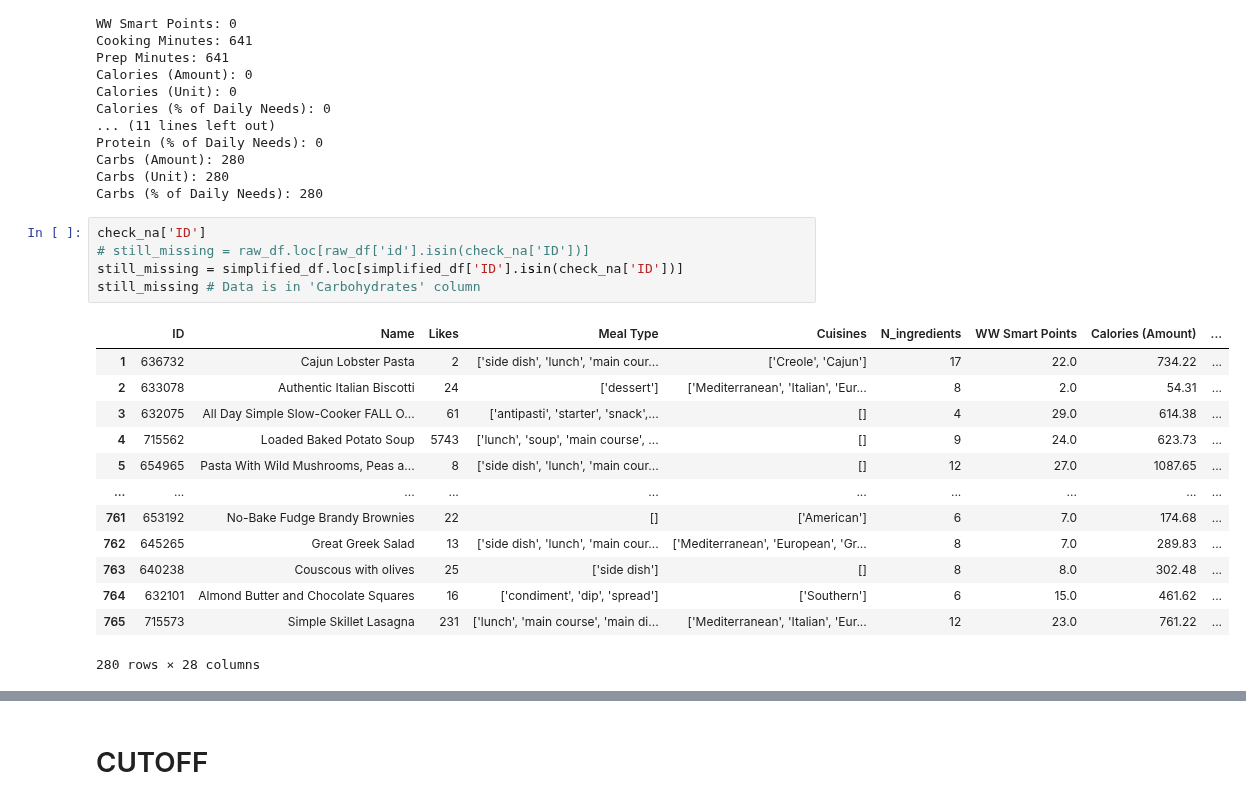
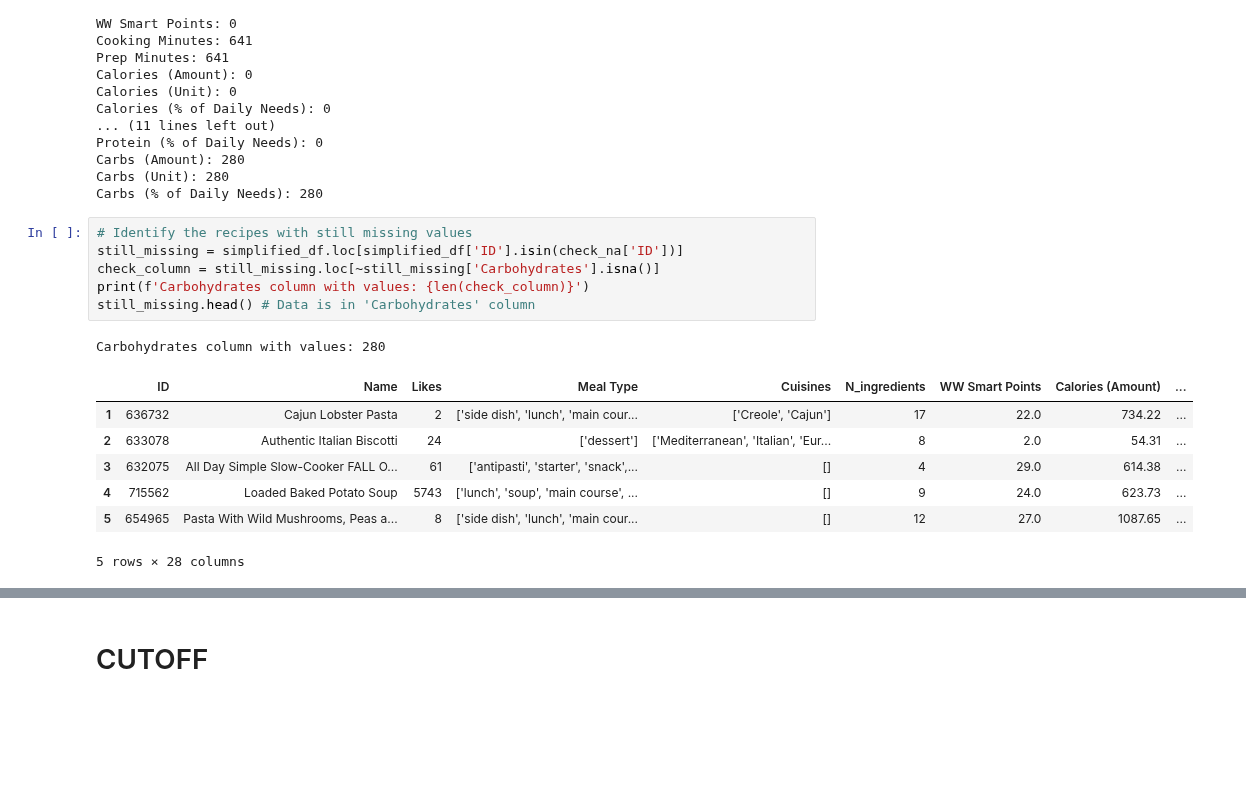
Before and after one commit to alyssahondrade/Project1, a Jupyter notebook: recipes_exploration.ipynb, the cells around one changed output, grey strips where cells are left out. Saved outputs shown, nothing was run; the diff lists cells and outputs as text; blank space fills up the shorter version.

Commit message:
no more missing values

```diff
--- a/recipes_exploration.ipynb
+++ b/recipes_exploration.ipynb
@@ -1898,21 +1898,17 @@ Carbs (Amount): 280
 Carbs (Unit): 280
 Carbs (% of Daily Needs): 280
 # %%
-check_na['ID']
-# still_missing = raw_df.loc[raw_df['id'].isin(check_na['ID'])]
+# Identify the recipes with still missing values
 still_missing = simplified_df.loc[simplified_df['ID'].isin(check_na['ID'])]
-still_missing # Data is in 'Carbohydrates' column
+check_column = still_missing.loc[~still_missing['Carbohydrates'].isna()]
+print(f'Carbohydrates column with values: {len(check_column)}')
+still_missing.head() # Data is in 'Carbohydrates' column
 # %% [output]
+Carbohydrates column with values: 280
 |  | ID | Name | Likes | Meal Type | Cuisines | N_ingredients | WW Smart Points | Calories (Amount) | ... |
 | 1 | 636732 | Cajun Lobster Pasta | 2 | ['side dish', 'lunch', 'main cour... | ['Creole', 'Cajun'] | 17 | 22.0 | 734.22 | ... |
 | 2 | 633078 | Authentic Italian Biscotti | 24 | ['dessert'] | ['Mediterranean', 'Italian', 'Eur... | 8 | 2.0 | 54.31 | ... |
 | 3 | 632075 | All Day Simple Slow-Cooker FALL O... | 61 | ['antipasti', 'starter', 'snack',... | [] | 4 | 29.0 | 614.38 | ... |
 | 4 | 715562 | Loaded Baked Potato Soup | 5743 | ['lunch', 'soup', 'main course', ... | [] | 9 | 24.0 | 623.73 | ... |
 | 5 | 654965 | Pasta With Wild Mushrooms, Peas a... | 8 | ['side dish', 'lunch', 'main cour... | [] | 12 | 27.0 | 1087.65 | ... |
-| ... | ... | ... | ... | ... | ... | ... | ... | ... | ... |
-| 761 | 653192 | No-Bake Fudge Brandy Brownies | 22 | [] | ['American'] | 6 | 7.0 | 174.68 | ... |
-| 762 | 645265 | Great Greek Salad | 13 | ['side dish', 'lunch', 'main cour... | ['Mediterranean', 'European', 'Gr... | 8 | 7.0 | 289.83 | ... |
-| 763 | 640238 | Couscous with olives | 25 | ['side dish'] | [] | 8 | 8.0 | 302.48 | ... |
-| 764 | 632101 | Almond Butter and Chocolate Squares | 16 | ['condiment', 'dip', 'spread'] | ['Southern'] | 6 | 15.0 | 461.62 | ... |
-| 765 | 715573 | Simple Skillet Lasagna | 231 | ['lunch', 'main course', 'main di... | ['Mediterranean', 'Italian', 'Eur... | 12 | 23.0 | 761.22 | ... |
-280 rows × 28 columns
+5 rows × 28 columns
```
Also changed, not shown: parts of 1 cell of this notebook, 1 other file.
